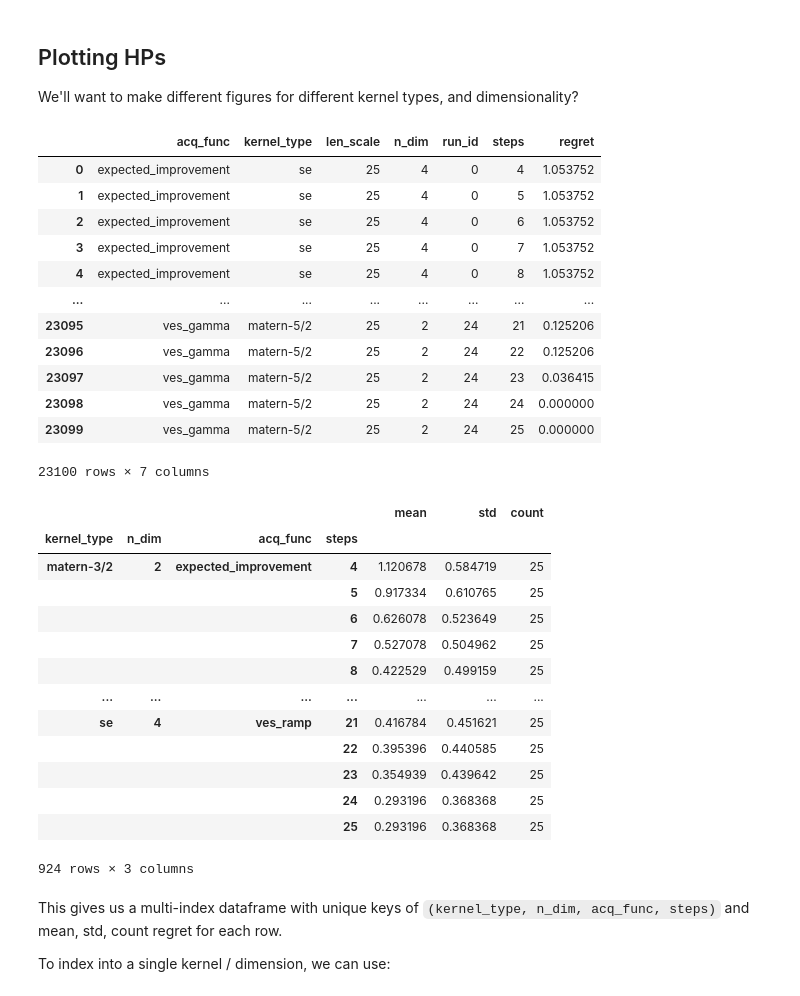
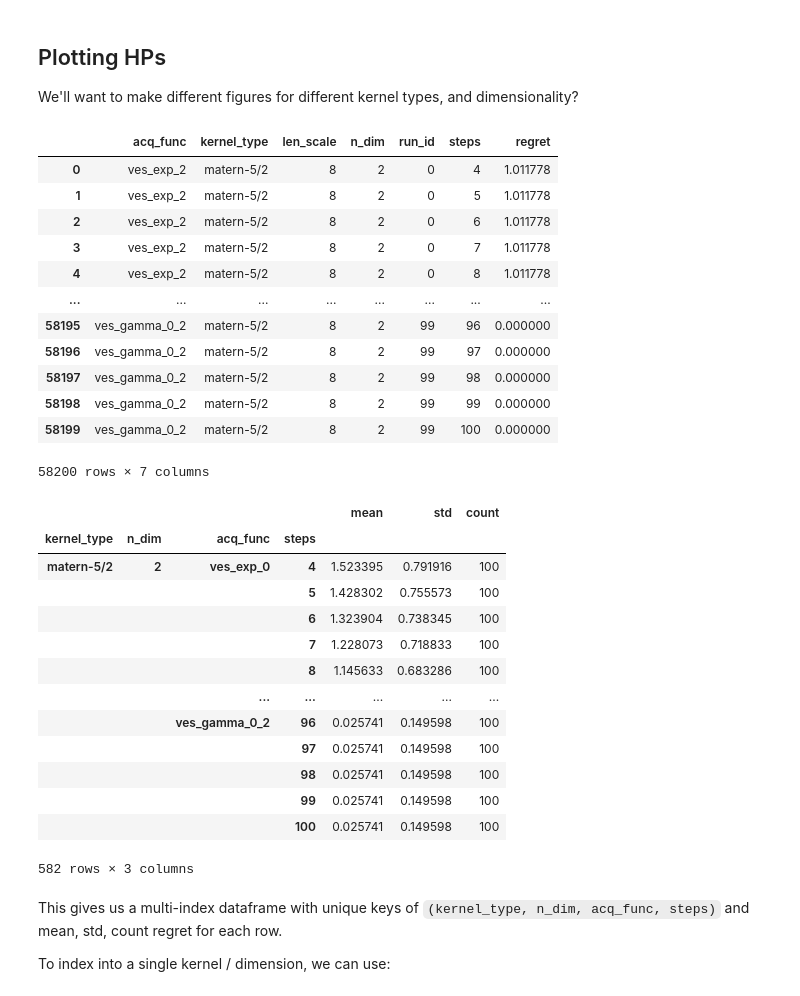
Before and after one commit to graphcore-research/mes, a Jupyter notebook: paper_plots/analyze.ipynb, the cells around one changed output. Drawn from its saved outputs; the diff is of its cells as text; code cells hidden in the pictures.

```diff
--- a/paper_plots/analyze.ipynb
+++ b/paper_plots/analyze.ipynb
@@ -13,27 +13,28 @@ assert DATA_DIR.exists(), f"{DATA_DIR} does not exist"
 
 We'll want to make different figures for different kernel types, and dimensionality?
 # %%
-df = pd.read_json(DATA_DIR / "benchmark_df.json")
+# df = pd.read_json(DATA_DIR / "benchmark_df.json")
+df = pd.read_json(DATA_DIR / "benchmark_gamma_ablation_Matern52_2.json")
 
 df["regret"] = df.apply(lambda x: x["y_true_max"] - np.array(x["y_max_history"]), axis=1)
 df = df.drop(columns=["y_true_max", "final_y_max", "y_max_history"]) # cleanup rows
 df = df.explode(["regret", "steps"], ignore_index=True) # explode history into seperate rows
 df["regret"] = pd.to_numeric(df["regret"], errors="raise")
 df
 # %% [output]
 |  | acq_func | kernel_type | len_scale | n_dim | run_id | steps | regret |
-| 0 | expected_improvement | se | 25 | 4 | 0 | 4 | 1.053752 |
-| 1 | expected_improvement | se | 25 | 4 | 0 | 5 | 1.053752 |
-| 2 | expected_improvement | se | 25 | 4 | 0 | 6 | 1.053752 |
-| 3 | expected_improvement | se | 25 | 4 | 0 | 7 | 1.053752 |
-| 4 | expected_improvement | se | 25 | 4 | 0 | 8 | 1.053752 |
+| 0 | ves_exp_2 | matern-5/2 | 8 | 2 | 0 | 4 | 1.011778 |
+| 1 | ves_exp_2 | matern-5/2 | 8 | 2 | 0 | 5 | 1.011778 |
+| 2 | ves_exp_2 | matern-5/2 | 8 | 2 | 0 | 6 | 1.011778 |
+| 3 | ves_exp_2 | matern-5/2 | 8 | 2 | 0 | 7 | 1.011778 |
+| 4 | ves_exp_2 | matern-5/2 | 8 | 2 | 0 | 8 | 1.011778 |
 | ... | ... | ... | ... | ... | ... | ... | ... |
-| 23095 | ves_gamma | matern-5/2 | 25 | 2 | 24 | 21 | 0.125206 |
-| 23096 | ves_gamma | matern-5/2 | 25 | 2 | 24 | 22 | 0.125206 |
-| 23097 | ves_gamma | matern-5/2 | 25 | 2 | 24 | 23 | 0.036415 |
-| 23098 | ves_gamma | matern-5/2 | 25 | 2 | 24 | 24 | 0.000000 |
-| 23099 | ves_gamma | matern-5/2 | 25 | 2 | 24 | 25 | 0.000000 |
+| 58195 | ves_gamma_0_2 | matern-5/2 | 8 | 2 | 99 | 96 | 0.000000 |
+| 58196 | ves_gamma_0_2 | matern-5/2 | 8 | 2 | 99 | 97 | 0.000000 |
+| 58197 | ves_gamma_0_2 | matern-5/2 | 8 | 2 | 99 | 98 | 0.000000 |
+| 58198 | ves_gamma_0_2 | matern-5/2 | 8 | 2 | 99 | 99 | 0.000000 |
+| 58199 | ves_gamma_0_2 | matern-5/2 | 8 | 2 | 99 | 100 | 0.000000 |
-23100 rows × 7 columns
+58200 rows × 7 columns
 # %%
 regret_df = df.groupby(['kernel_type', 'n_dim', 'acq_func', 'steps'])
 regret_df = regret_df['regret'].agg(['mean', 'std', 'count'])
@@ -41,18 +42,18 @@ regret_df # multi-index of key: (kernel_type, n_dim, acq_func, steps)
 # %% [output]
 |  |  |  |  | mean | std | count |
 | kernel_type | n_dim | acq_func | steps |  |  |  |
-| matern-3/2 | 2 | expected_improvement | 4 | 1.120678 | 0.584719 | 25 |
-|  |  |  | 5 | 0.917334 | 0.610765 | 25 |
-|  |  |  | 6 | 0.626078 | 0.523649 | 25 |
-|  |  |  | 7 | 0.527078 | 0.504962 | 25 |
-|  |  |  | 8 | 0.422529 | 0.499159 | 25 |
-| ... | ... | ... | ... | ... | ... | ... |
-| se | 4 | ves_ramp | 21 | 0.416784 | 0.451621 | 25 |
-|  |  |  | 22 | 0.395396 | 0.440585 | 25 |
-|  |  |  | 23 | 0.354939 | 0.439642 | 25 |
-|  |  |  | 24 | 0.293196 | 0.368368 | 25 |
-|  |  |  | 25 | 0.293196 | 0.368368 | 25 |
+| matern-5/2 | 2 | ves_exp_0 | 4 | 1.523395 | 0.791916 | 100 |
+|  |  |  | 5 | 1.428302 | 0.755573 | 100 |
+|  |  |  | 6 | 1.323904 | 0.738345 | 100 |
+|  |  |  | 7 | 1.228073 | 0.718833 | 100 |
+|  |  |  | 8 | 1.145633 | 0.683286 | 100 |
+|  |  | ... | ... | ... | ... | ... |
+|  |  | ves_gamma_0_2 | 96 | 0.025741 | 0.149598 | 100 |
+|  |  |  | 97 | 0.025741 | 0.149598 | 100 |
+|  |  |  | 98 | 0.025741 | 0.149598 | 100 |
+|  |  |  | 99 | 0.025741 | 0.149598 | 100 |
+|  |  |  | 100 | 0.025741 | 0.149598 | 100 |
-924 rows × 3 columns
+582 rows × 3 columns
 # %% [markdown]
 This gives us a multi-index dataframe with unique keys of `(kernel_type, n_dim, acq_func, steps)` and mean, std, count regret for each row.
 
```
Also changed, not shown: parts of 1 cell of this notebook, 1 other file.
